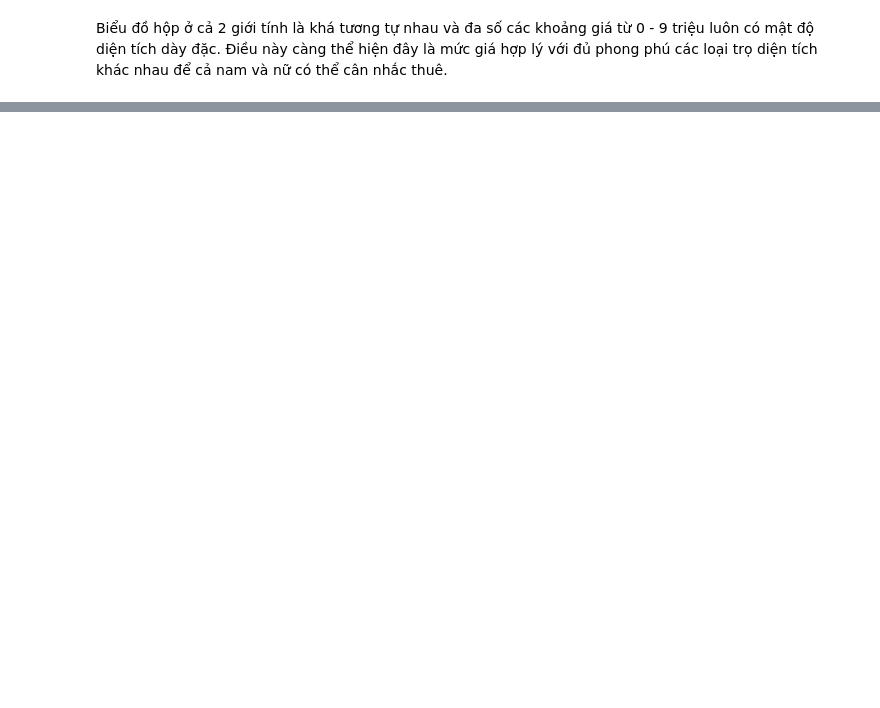
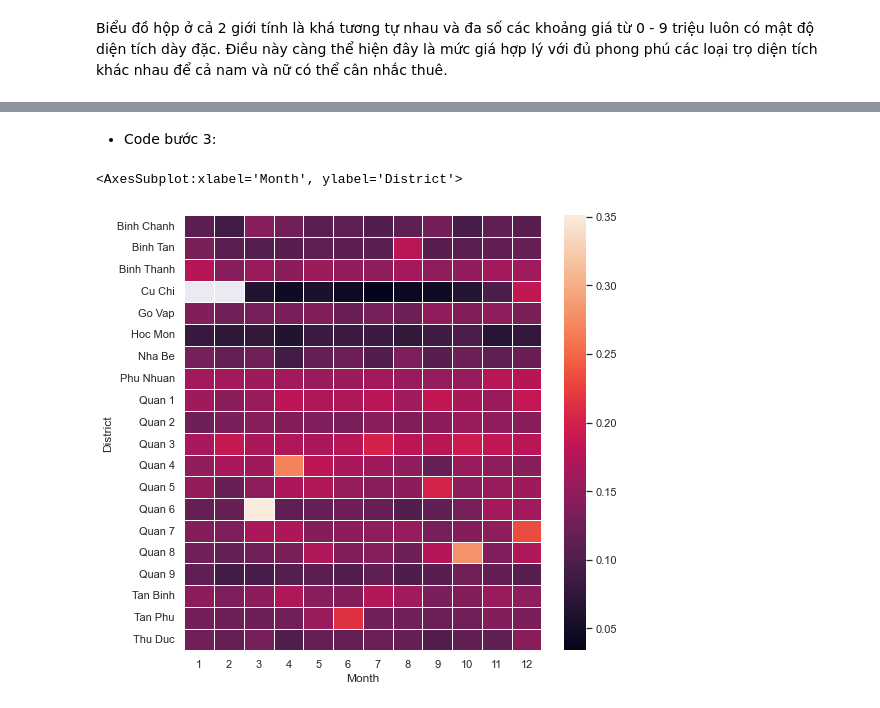
Before and after one commit to tungbtt/LTKHDL_Project_Phongtro, a Jupyter notebook: Project_PhongTro.ipynb, the cells around one changed output, grey strips where cells are left out. Saved outputs shown, nothing was run; the diff lists cells and outputs as text; code cells hidden in the pictures; blank space fills up the shorter version.

```diff
--- a/Project_PhongTro.ipynb
+++ b/Project_PhongTro.ipynb
@@ -653,0 +734,7 @@ Biểu đồ hộp ở cả 2 giới tính là khá tương tự nhau và đa s
+# %%
+df4 = pd.DataFrame()
+df4['District'] = room_df['District']
+df4['Month'] = room_df.Posting_time.dt.month
+df4['1m^2'] = room_df['Price'] / room_df['Acreage']
+df4 = df4[df4['1m^2'] != np.Inf]
+df4.head()
@@ -653,0 +751,3 @@ Biểu đồ hộp ở cả 2 giới tính là khá tương tự nhau và đa s
+# %%
+table = pd.pivot_table(df4, values='1m^2', index=['District'], columns=['Month'], aggfunc=np.mean)
+table
@@ -653,0 +773,8 @@ Biểu đồ hộp ở cả 2 giới tính là khá tương tự nhau và đa s
+# %% [markdown]
+- Code bước 3:
+# %%
+plt.figure(figsize = (8, 8))
+sns.heatmap(table, linewidth = 0.5)
+# %% [output]
+<AxesSubplot:xlabel='Month', ylabel='District'>
+[figure, added]
```
Also changed, not shown: parts of 14 cells of this notebook.
